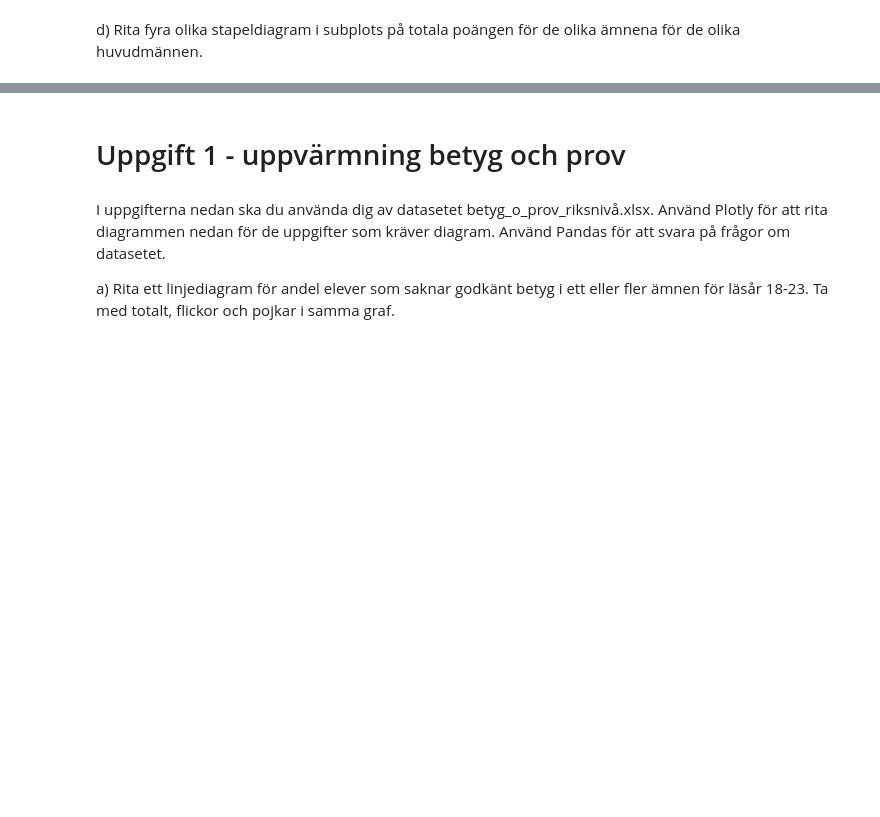
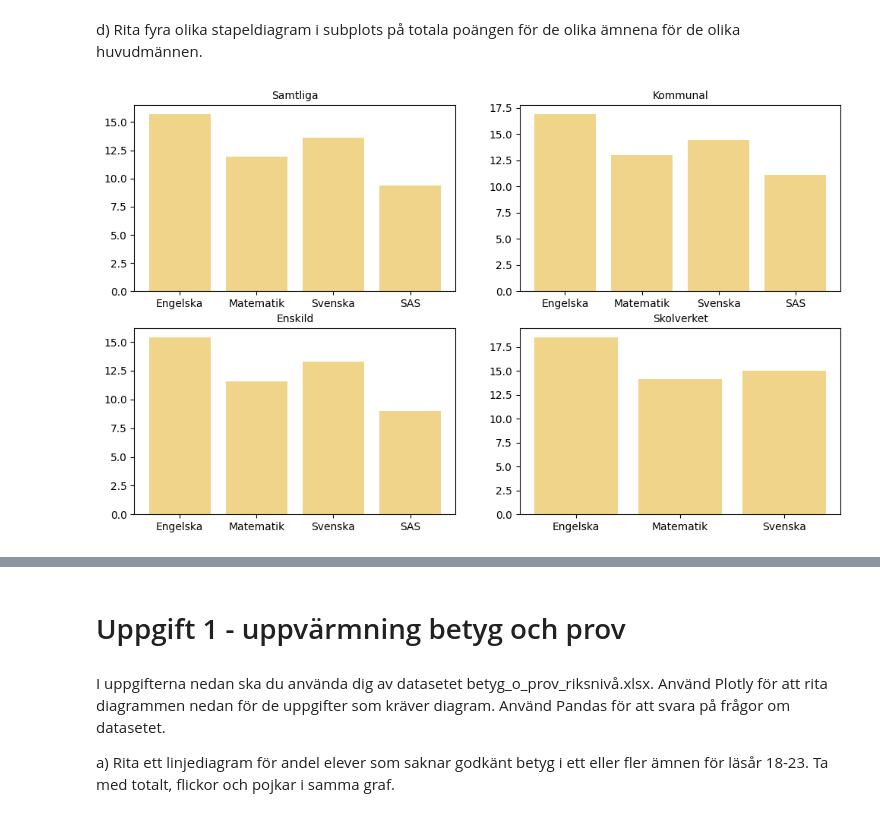
Before and after one commit to Zandri2k/Python-Sandra-Nilsson-OPA23, a Jupyter notebook: Labb_2/Labb_2.ipynb, the cells around one changed output, grey strips where cells are left out. Drawn from its saved outputs; the diff is of its cells as text; code cells hidden in the pictures; blank space fills up the shorter version.

```diff
--- a/Labb_2/Labb_2.ipynb
+++ b/Labb_2/Labb_2.ipynb
@@ -206,8 +205,0 @@ df_subjects[2]
-# %%
-
-total_poäng = [
-
-]
-total_point = df_subjects[i][df_subjects[i]["Huvudman"] == "Samtliga"]["Totalt (Poäng)"].values[0] #mask
-total_poäng.append(total_point)
-total_poäng
@@ -292,4 +282,37 @@ subject_names[:3]
 ['engelska', 'matematik', 'svenska']
 # %% [markdown]
 d) Rita fyra olika stapeldiagram i subplots på totala poängen för de olika ämnena för de olika huvudmännen.
+# %%
+subject_names = ["Engelska", "Matematik", "Svenska", "SAS"]
+huvudman_names = ["Samtliga", "Kommunal", "Enskild", "Skolverket"]
+
+# sätter färg
+colors = ["#f0d489", "#f0d489", "#f0d489", "#f0d489"]
+total_poäng_huvudman =[total_poäng_samtliga, total_poäng_enskild, total_poäng_kommunal,total_poäng_skolverk ]
+
+
+# Plot stacked bar charts for each huvudman in subplots
+fig, axes = plt.subplots(nrows=2, ncols=2, figsize=(12, 7))
+
+# axes.set_xticklabels(axes.get_xticklabels(), rotation = 90)
+
+total_poäng_huvudman = [
+    total_poäng_samtliga,
+    total_poäng_enskild,
+    total_poäng_kommunal,
+    total_poäng_skolverk,
+]
+
+
+for ax, poäng, huvudman_name in zip(
+    axes.flatten(), total_poäng_huvudman, huvudman_names
+):
+    ax.bar(subject_names[: len(poäng)], poäng, color = colors)
+    ax.set_title(huvudman_name, fontsize=10)
+
+
+# for axes, huvudman_name in zip(axes.flatten(), huvudman_names): # får ut huvudnamn på vare graf
+#    axes.set_title(huvudman_name, fontsize = 10)
+# %% [output]
+[figure, added]
 # %%
```
Also changed, not shown: parts of 12 cells of this notebook.
